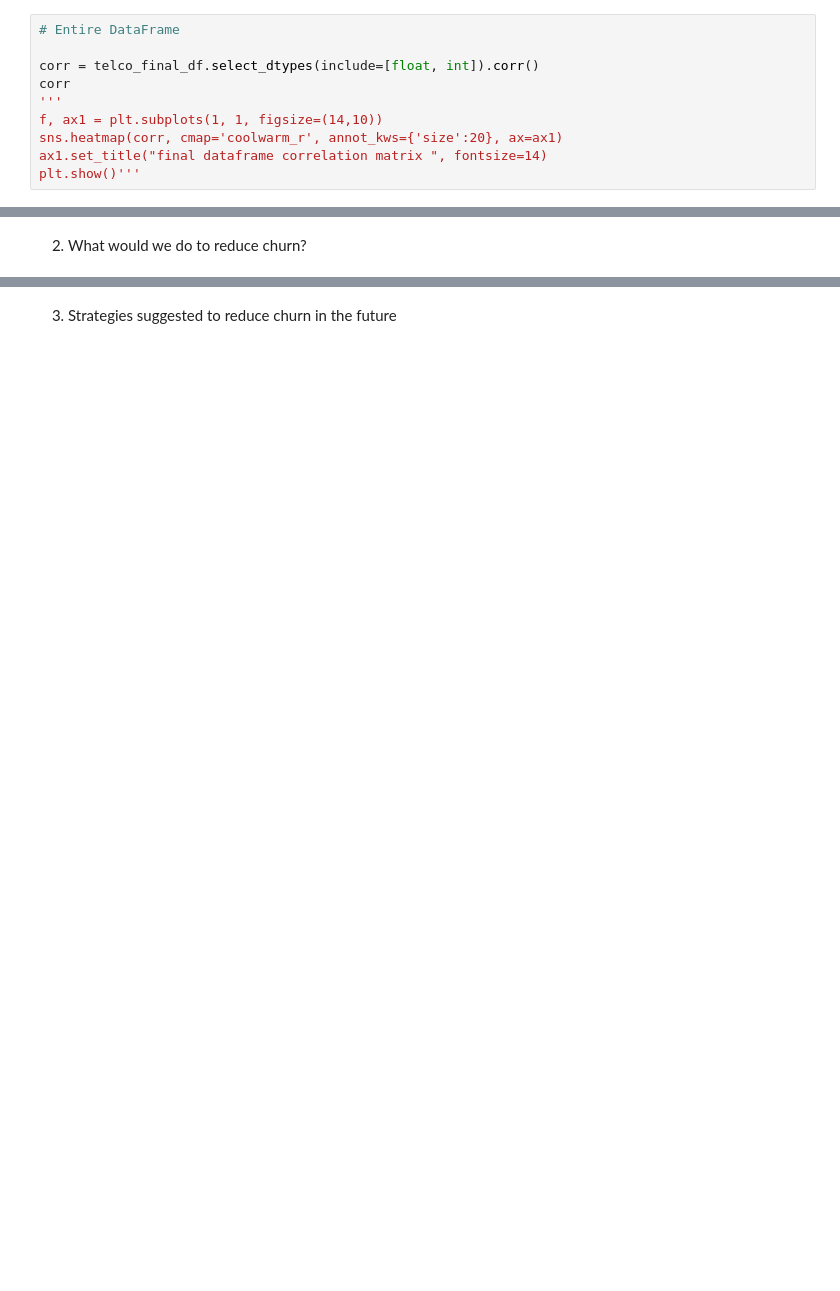
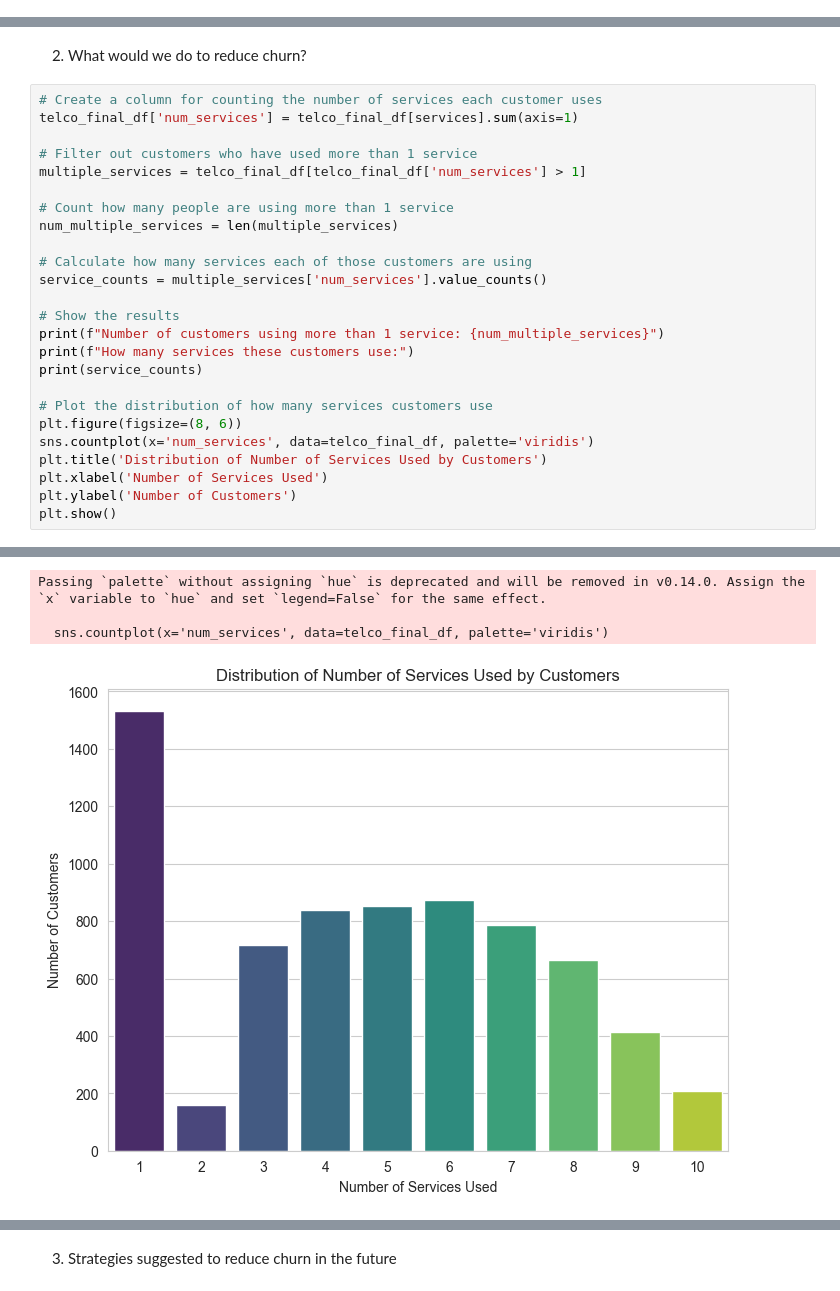
Before and after one commit to HeteRai/telcom_customer_churn_project, a Jupyter notebook: notebooks/telecomunications-customer-churn.ipynb, the cells around one changed output, grey strips where cells are left out. Saved outputs shown, nothing was run; the diff lists cells and outputs as text; blank space fills up the shorter version.

```diff
--- a/notebooks/telecomunications-customer-churn.ipynb
+++ b/notebooks/telecomunications-customer-churn.ipynb
@@ -4209,10 +4156,0 @@ Atributos com Missing Values: 1.Offer ; 2.Internet Type ; 3.Churn Category e Chu
-# %%
-# Entire DataFrame
-
-corr = telco_final_df.select_dtypes(include=[float, int]).corr()
-corr
-'''
-f, ax1 = plt.subplots(1, 1, figsize=(14,10))
-sns.heatmap(corr, cmap='coolwarm_r', annot_kws={'size':20}, ax=ax1)
-ax1.set_title("final dataframe correlation matrix ", fontsize=14)
-plt.show()'''
@@ -4272,2 +4194,28 @@ Passing `palette` without assigning `hue` is deprecated and will be removed in v
 # %% [markdown]
 2. What would we do to reduce churn?
+# %%
+# Create a column for counting the number of services each customer uses
+telco_final_df['num_services'] = telco_final_df[services].sum(axis=1)
+
+# Filter out customers who have used more than 1 service
+multiple_services = telco_final_df[telco_final_df['num_services'] > 1]
+
+# Count how many people are using more than 1 service
+num_multiple_services = len(multiple_services)
+
+# Calculate how many services each of those customers are using
+service_counts = multiple_services['num_services'].value_counts()
+
+# Show the results
+print(f"Number of customers using more than 1 service: {num_multiple_services}")
+print(f"How many services these customers use:")
+print(service_counts)
+
+# Plot the distribution of how many services customers use
+plt.figure(figsize=(8, 6))
+sns.countplot(x='num_services', data=telco_final_df, palette='viridis')
+plt.title('Distribution of Number of Services Used by Customers')
+plt.xlabel('Number of Services Used')
+plt.ylabel('Number of Customers')
+plt.show()
+# %% [output]
@@ -4273,0 +4235,4 @@ Passing `palette` without assigning `hue` is deprecated and will be removed in v
+Passing `palette` without assigning `hue` is deprecated and will be removed in v0.14.0. Assign the `x` variable to `hue` and set `legend=False` for the same effect.
+
+  sns.countplot(x='num_services', data=telco_final_df, palette='viridis')
+[figure, added]
```
Also changed, not shown: parts of 194 cells of this notebook.
